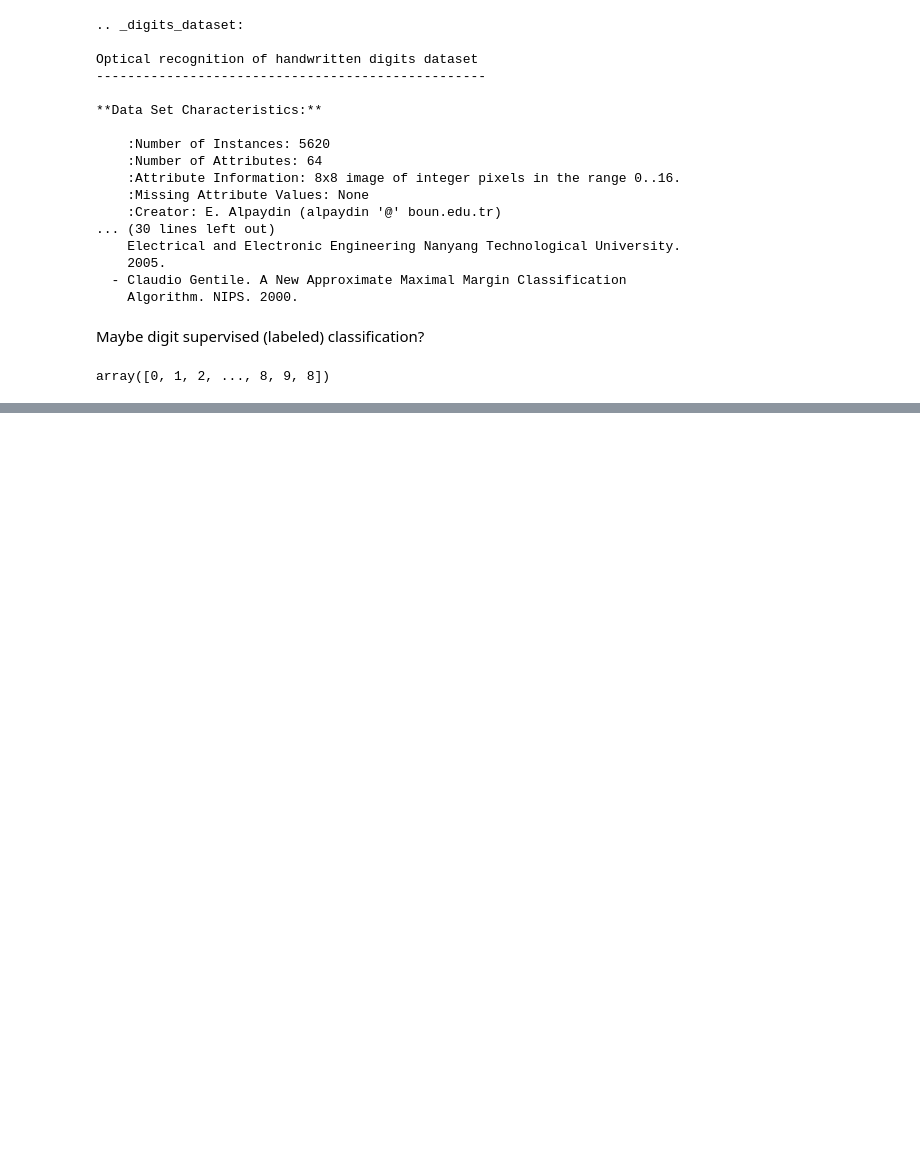
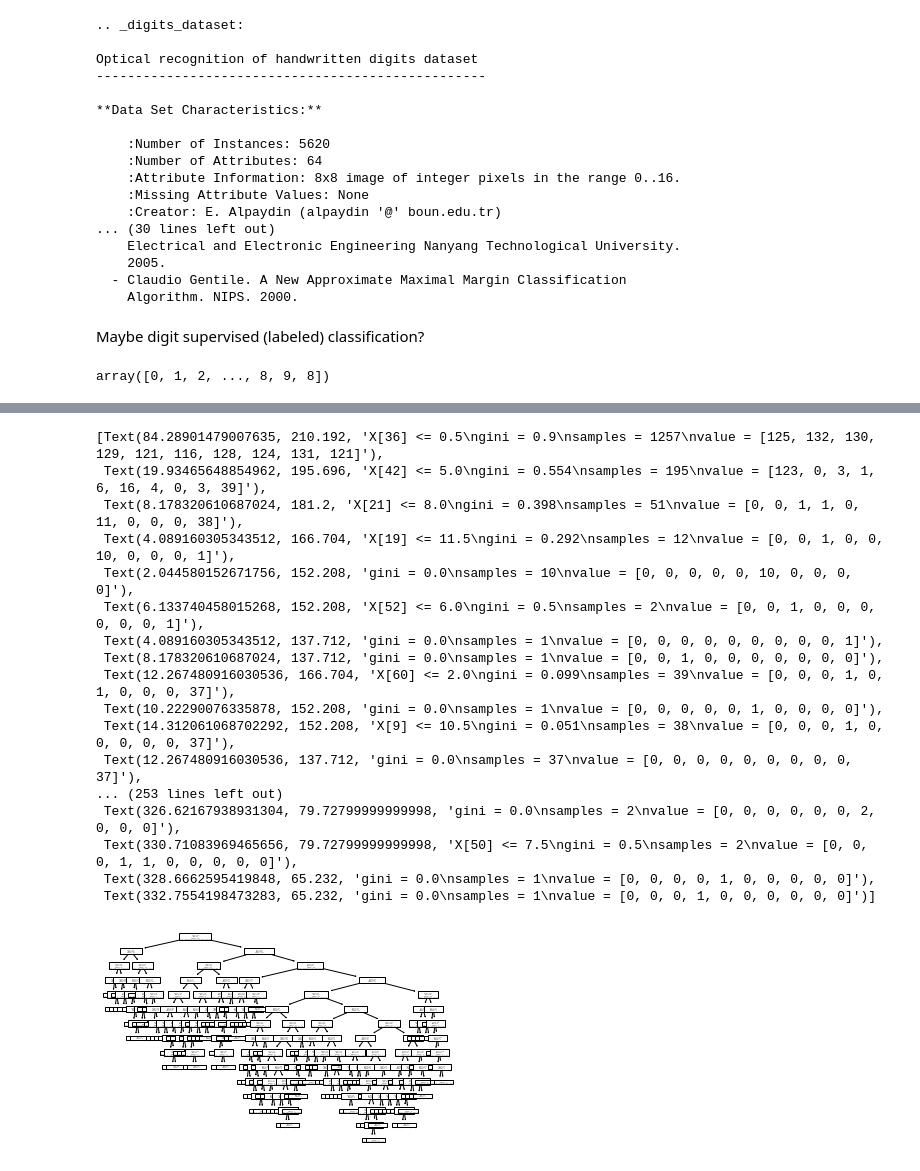
Before and after one commit to Bunnykey/PFDS, a Jupyter notebook: cmp_spv_learn.ipynb, the cells around one changed output, grey strips where cells are left out. Drawn from its saved outputs; the diff is of its cells as text; code cells hidden in the pictures; blank space fills up the shorter version.

```diff
--- a/cmp_spv_learn.ipynb
+++ b/cmp_spv_learn.ipynb
@@ -42,6 +43,6 @@ digit.target
 # %% [output]
 array([0, 1, 2, ..., 8, 9, 8])
 # %%
-X = digit.data
-y = digit.target
-X, y
+#X = digit.data
+#y = digit.target
+#X, y
@@ -61,0 +53,10 @@ from sklearn.preprocessing import StandardScaler
+# %%
+from sklearn.preprocessing import StandardScaler
+from sklearn.neighbors import KNeighborsClassifier
+from sklearn.pipeline import Pipeline
+from sklearn.linear_model import LinearRegression, LogisticRegression
+from sklearn.tree import DecisionTreeClassifier
+from sklearn.ensemble import RandomForestClassifier
+
+scaler = StandardScaler()
+scaler.fit(X_train, y_train)
@@ -61,0 +108,18 @@ from sklearn.preprocessing import StandardScaler
+# %%
+# self descriptive code
+training_accuracy = []
+test_accuracy = []
+max_depth = [2,3,5,7,10,11,12,13,14]
+
+for depth in max_depth:
+  treeModel = DecisionTreeClassifier(max_depth=depth, random_state=0)
+  treeModel.fit(X_train, y_train)
+  y_train_hat = treeModel.predict(X_train)
+  training_accuracy.append(accuracy_score(y_train, y_train_hat))
+  y_test_hat = treeModel.predict(X_test)
+  test_accuracy.append(accuracy_score(y_test, y_test_hat))
+
+max_depth_check = pd.DataFrame(list(zip(max_depth, training_accuracy, test_accuracy)),
+                                        columns = ['max_depth', 'training_accuracy', 'test_accuracy'])
+
+max_depth_check
@@ -61,0 +137,30 @@ from sklearn.preprocessing import StandardScaler
+# %%
+# to sustain the model to be un-overfitted, set max_depth as 10 and min_samples_leaf as minimum
+
+leaf = 1
+depth = 10
+
+clf = DecisionTreeClassifier(min_samples_leaf=leaf, max_depth=depth, random_state=0)
+
+from sklearn import tree
+clf.fit(X_train, y_train)
+tree.plot_tree(treeModel)
+# %% [output]
+[Text(84.28901479007635, 210.192, 'X[36] <= 0.5\ngini = 0.9\nsamples = 1257\nvalue = [125, 132, 130, 129, 121, 116, 128, 124, 131, 121]'),
+ Text(19.93465648854962, 195.696, 'X[42] <= 5.0\ngini = 0.554\nsamples = 195\nvalue = [123, 0, 3, 1, 6, 16, 4, 0, 3, 39]'),
+ Text(8.178320610687024, 181.2, 'X[21] <= 8.0\ngini = 0.398\nsamples = 51\nvalue = [0, 0, 1, 1, 0, 11, 0, 0, 0, 38]'),
+ Text(4.089160305343512, 166.704, 'X[19] <= 11.5\ngini = 0.292\nsamples = 12\nvalue = [0, 0, 1, 0, 0, 10, 0, 0, 0, 1]'),
+ Text(2.044580152671756, 152.208, 'gini = 0.0\nsamples = 10\nvalue = [0, 0, 0, 0, 0, 10, 0, 0, 0, 0]'),
+ Text(6.133740458015268, 152.208, 'X[52] <= 6.0\ngini = 0.5\nsamples = 2\nvalue = [0, 0, 1, 0, 0, 0, 0, 0, 0, 1]'),
+ Text(4.089160305343512, 137.712, 'gini = 0.0\nsamples = 1\nvalue = [0, 0, 0, 0, 0, 0, 0, 0, 0, 1]'),
+ Text(8.178320610687024, 137.712, 'gini = 0.0\nsamples = 1\nvalue = [0, 0, 1, 0, 0, 0, 0, 0, 0, 0]'),
+ Text(12.267480916030536, 166.704, 'X[60] <= 2.0\ngini = 0.099\nsamples = 39\nvalue = [0, 0, 0, 1, 0, 1, 0, 0, 0, 37]'),
+ Text(10.22290076335878, 152.208, 'gini = 0.0\nsamples = 1\nvalue = [0, 0, 0, 0, 0, 1, 0, 0, 0, 0]'),
+ Text(14.312061068702292, 152.208, 'X[9] <= 10.5\ngini = 0.051\nsamples = 38\nvalue = [0, 0, 0, 1, 0, 0, 0, 0, 0, 37]'),
+ Text(12.267480916030536, 137.712, 'gini = 0.0\nsamples = 37\nvalue = [0, 0, 0, 0, 0, 0, 0, 0, 0, 37]'),
+... (253 lines left out)
+ Text(326.62167938931304, 79.72799999999998, 'gini = 0.0\nsamples = 2\nvalue = [0, 0, 0, 0, 0, 0, 2, 0, 0, 0]'),
+ Text(330.71083969465656, 79.72799999999998, 'X[50] <= 7.5\ngini = 0.5\nsamples = 2\nvalue = [0, 0, 0, 1, 1, 0, 0, 0, 0, 0]'),
+ Text(328.6662595419848, 65.232, 'gini = 0.0\nsamples = 1\nvalue = [0, 0, 0, 0, 1, 0, 0, 0, 0, 0]'),
+ Text(332.7554198473283, 65.232, 'gini = 0.0\nsamples = 1\nvalue = [0, 0, 0, 1, 0, 0, 0, 0, 0, 0]')]
+[figure, added]
```
Also changed, not shown: parts of 9 cells of this notebook.
